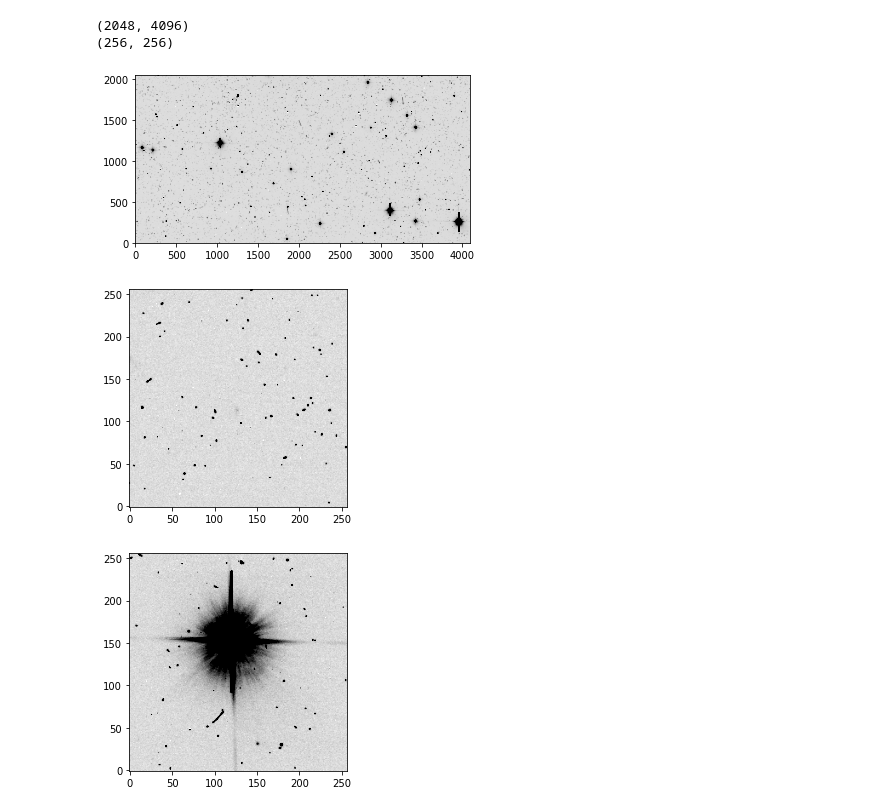
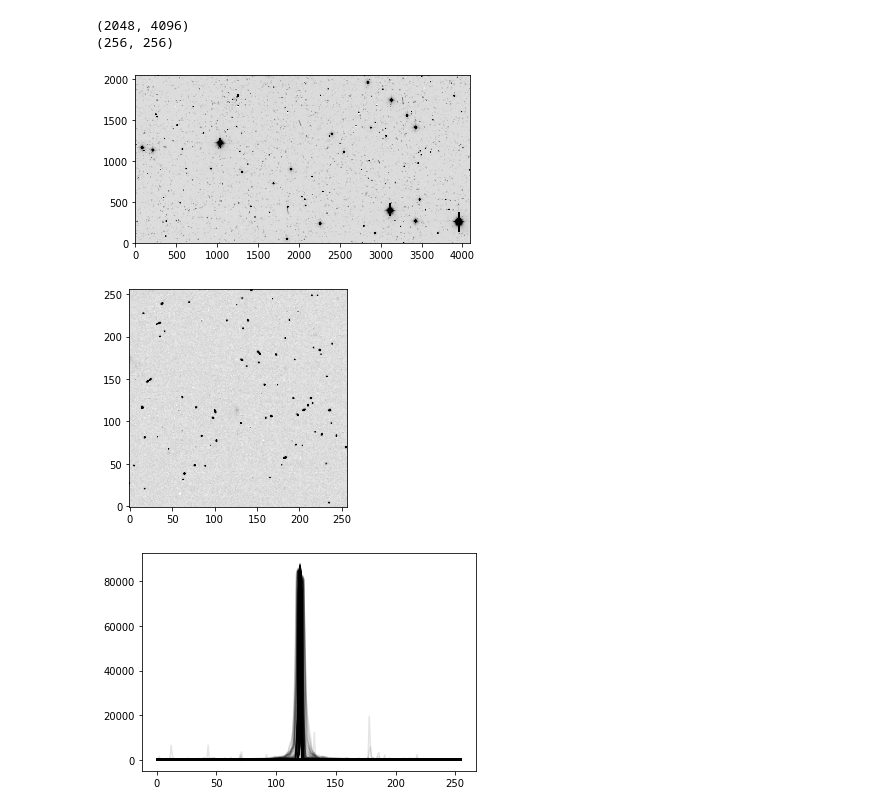
Before and after one commit to kgb0255/deepCR_james, a Jupyter notebook: getting_started.ipynb, the cells around one changed output. Cells and saved outputs as stored; diff of their text form; code cells hidden in the pictures.

```diff
--- a/getting_started.ipynb
+++ b/getting_started.ipynb
@@ -26,15 +24,17 @@ gray = cm.get_cmap('gray_r')
 # %%
-plt.imshow(image1, cmap = gray, vmin = 0, vmax = 250, origin='lower')
+plt.imshow(image1, cmap = 'gray_r', vmin = 0, vmax = 250, origin='lower')
 plt.show()
-plt.imshow(image, cmap = gray, vmin = 0, vmax = 250, origin= 'lower')
+plt.imshow(image, cmap = 'gray_r', vmin = 0, vmax = 250, origin= 'lower')
 plt.show()
 image2 = image1[500-256:500,3000:3256]
-plt.imshow(image2, cmap = gray, vmin = 0, vmax = 250, origin = 'lower')
-plt.show()
 # %% [output]
 [figure]
 [figure]
-[figure, removed]
+# %%
+for row in image2:
+    plt.plot(np.arange(len(row)), row, alpha = 0.1, c = 'k')
+# %% [output]
+[figure, added]
 # %%
 mdl = deepCR(mask="ACS-WFC-F606W-2-32",
              inpaint="ACS-WFC-F606W-2-32",
```
Also changed, not shown: parts of 25 cells of this notebook.
